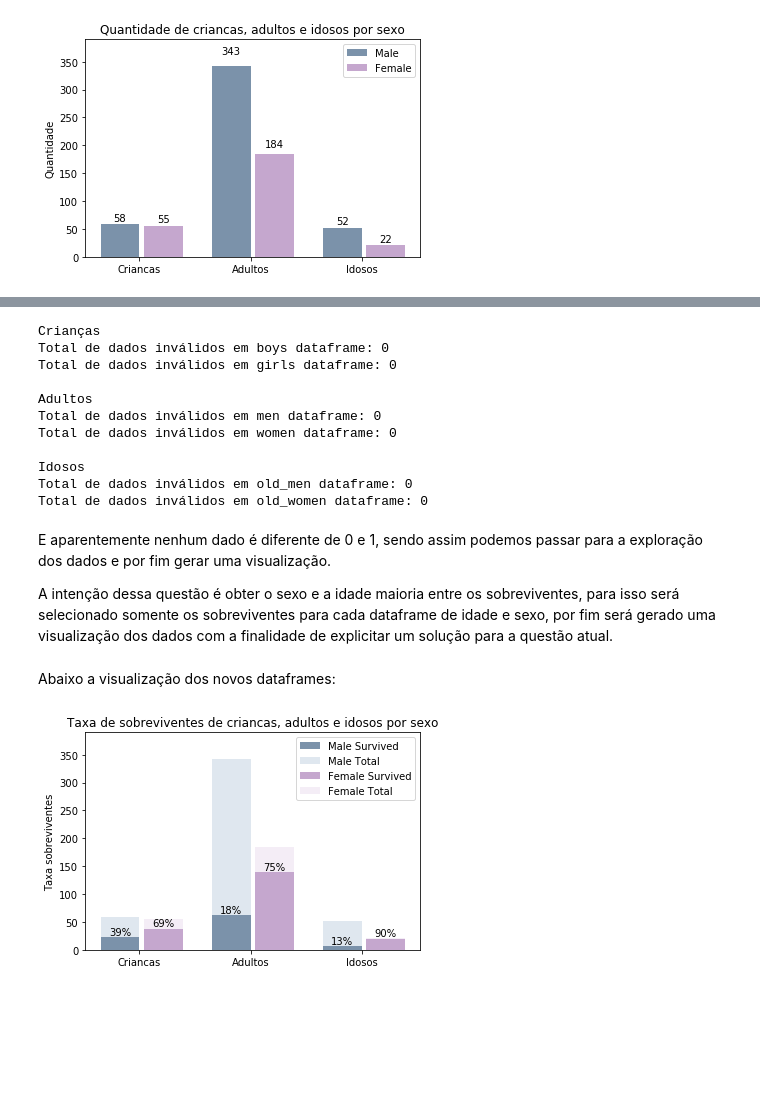
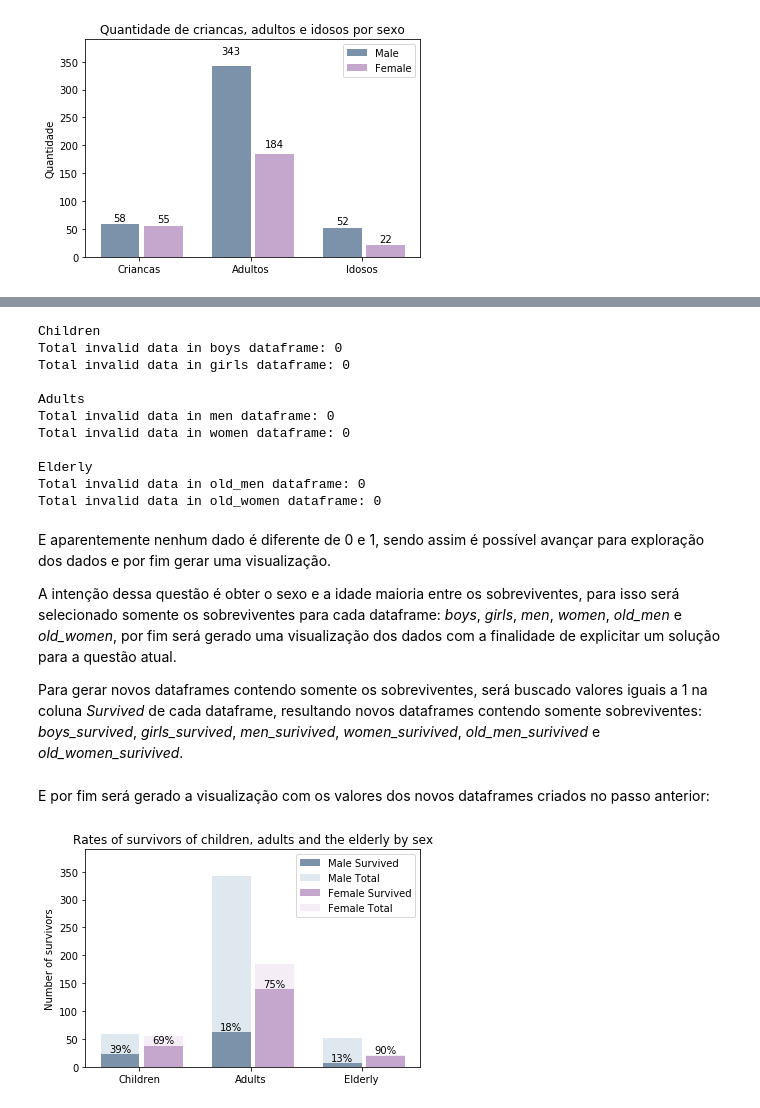
Before and after one commit to Manyizi101/udacity-data-analyst-nanodegree-1, a Jupyter notebook: project2/udacity-project2-titanic-data.ipynb, the cells around one changed output, grey strips where cells are left out. Drawn from its saved outputs; the diff is of its cells as text; code cells hidden in the pictures; blank space fills up the shorter version.

```diff
--- a/project2/udacity-project2-titanic-data.ipynb
+++ b/project2/udacity-project2-titanic-data.ipynb
@@ -396,42 +429,44 @@ A aparentemente nenhum dado está faltando, então iremos procurar por dados dif
 # %%
-print "Crianças"
+print "Children"
 boys_invalid_count = boys[(boys['Survived'] != 0) & (boys['Survived'] != 1)]
-print "Total de dados inválidos em boys dataframe: "+str(len(boys_invalid_count))
+print "Total invalid data in boys dataframe: "+str(len(boys_invalid_count))
 
 girls_invalid_count = girls[(girls['Survived'] != 0) & (girls['Survived'] != 1)]
-print "Total de dados inválidos em girls dataframe: "+str(len(girls_invalid_count))
+print "Total invalid data in girls dataframe: "+str(len(girls_invalid_count))
 
 print ""
-print "Adultos"
+print "Adults"
 men_invalid_count = men[(men['Survived'] != 0) & (men['Survived'] != 1)]
-print "Total de dados inválidos em men dataframe: "+str(len(men_invalid_count))
+print "Total invalid data in men dataframe: "+str(len(men_invalid_count))
 
 women_invalid_count = women[(women['Survived'] != 0) & (women['Survived'] != 1)]
-print "Total de dados inválidos em women dataframe: "+str(len(women_invalid_count))
+print "Total invalid data in women dataframe: "+str(len(women_invalid_count))
 
 print ""
-print "Idosos"
+print "Elderly"
 old_men_invalid_count = old_men[(old_men['Survived'] != 0) & (old_men['Survived'] != 1)]
-print "Total de dados inválidos em old_men dataframe: "+str(len(old_men_invalid_count))
+print "Total invalid data in old_men dataframe: "+str(len(old_men_invalid_count))
 
 old_women_invalid_count = old_women[(old_women['Survived'] != 0) & (old_women['Survived'] != 1)]
-print "Total de dados inválidos em old_women dataframe: "+str(len(old_women_invalid_count))
+print "Total invalid data in old_women dataframe: "+str(len(old_women_invalid_count))
 # %% [output]
-Crianças
-Total de dados inválidos em boys dataframe: 0
-Total de dados inválidos em girls dataframe: 0
+Children
+Total invalid data in boys dataframe: 0
+Total invalid data in girls dataframe: 0
 
-Adultos
-Total de dados inválidos em men dataframe: 0
-Total de dados inválidos em women dataframe: 0
+Adults
+Total invalid data in men dataframe: 0
+Total invalid data in women dataframe: 0
 
-Idosos
-Total de dados inválidos em old_men dataframe: 0
-Total de dados inválidos em old_women dataframe: 0
+Elderly
+Total invalid data in old_men dataframe: 0
+Total invalid data in old_women dataframe: 0
 # %% [markdown]
-E aparentemente nenhum dado é diferente de 0 e 1, sendo assim podemos passar para a exploração dos dados e por fim gerar uma visualização.
+E aparentemente nenhum dado é diferente de 0 e 1, sendo assim é possível avançar para exploração dos dados e por fim gerar uma visualização.
 
-A intenção dessa questão é obter o sexo e a idade maioria entre os sobreviventes, para isso será selecionado somente os sobreviventes para cada dataframe de idade e sexo, por fim será gerado uma visualização dos dados com a finalidade de explicitar um solução para a questão atual.
+A intenção dessa questão é obter o sexo e a idade maioria entre os sobreviventes, para isso será selecionado somente os sobreviventes para cada dataframe: *boys*, *girls*, *men*, *women*, *old_men* e *old_women*, por fim será gerado uma visualização dos dados com a finalidade de explicitar um solução para a questão atual.
+
+Para gerar novos dataframes contendo somente os sobreviventes, será buscado valores iguais a 1 na coluna *Survived* de cada dataframe, resultando novos dataframes contendo somente sobreviventes: *boys_survived*, *girls_survived*, *men_surivived*, *women_surivived*, *old_men_surivived* e *old_women_surivived*.
 # %%
 # Children survived
 boys_survived = boys[boys['Survived'] == 1]
@@ -444,8 +479,8 @@ women_surivived = women[women['Survived']==1]
 # Elderly survived
 old_men_surivived = old_men[old_men['Survived']==1]
 old_women_surivived = old_women[old_women['Survived']==1]
-# %% [markdown]
-Abaixo a visualização dos novos dataframes:
+# %% [markdown]
+E por fim será gerado a visualização com os valores dos novos dataframes criados no passo anterior:
 # %%
 boys_count_survived = len(boys_survived)
 girls_count_survived = len(girls_survived)
@@ -469,34 +504,34 @@ rects1b = ax.bar(ind, males_sex, width, alpha=0.8, color='#D8E2EC', bottom=males
 
 females_sex_survived = (girls_count_survived, women_count_survived, old_women_count_survived)
 females_sex = (girls_count - girls_count_survived, women_count - women_count_survived, old_women_count - old_women_count_survived)
 rects2a = ax.bar(ind + width + 0.04, females_sex_survived, width, color='#c5a7ce')
 rects2b = ax.bar(ind + width + 0.04, females_sex, width, color='#F4EDF6', bottom=females_sex_survived)
 
-ax.set_ylabel('Taxa sobreviventes')
-ax.set_title('Taxa de sobreviventes de criancas, adultos e idosos por sexo')
+ax.set_ylabel('Number of survivors')
+ax.set_title('Rates of survivors of children, adults and the elderly by sex')
 ax.set_xticks(ind + width / 2)
-ax.set_xticklabels(('Criancas', 'Adultos', 'Idosos'))
+ax.set_xticklabels(('Children', 'Adults', 'Elderly'))
 ax.set_ylim([0, 390])
 
 ax.legend((rects1a[0], rects1b[0], rects2a[0], rects2b[0]), ('Male Survived', 'Male Total', 'Female Survived', 'Female Total'))
 
 def autolabel_survived(rects, rects_top):
     """
     Attach a text label above each bar displaying its height
     """
     for rect in range(len(rects)):
         height = rects[rect].get_height()
         total = rects[rect].get_height() + rects_top[rect].get_height()
         percent = int((height * 100) / total)
         ax.text(x = rects[rect].get_x() + rects[rect].get_width()/2., y = height,
                 s = '%s' % str(percent)+'%',
                 ha='center', va='bottom')
 
 
 autolabel_survived(rects1a, rects1b)
 autolabel_survived(rects2a, rects2b)
 
 
 plt.show()
 # %% [output]
-[figure, old version]
+[figure, new version]
```
Also changed, not shown: parts of 24 cells of this notebook.
